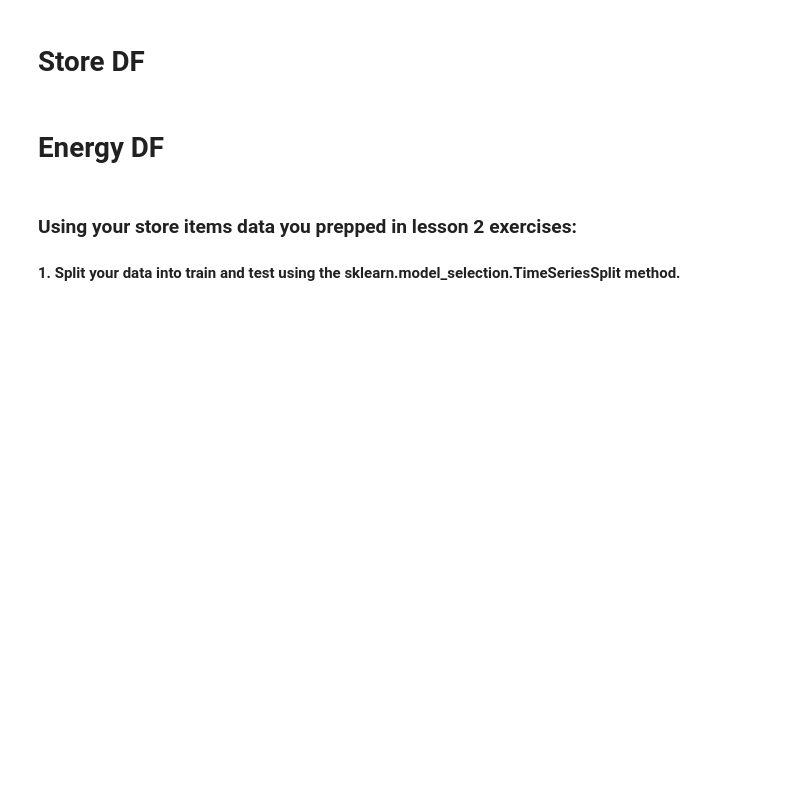
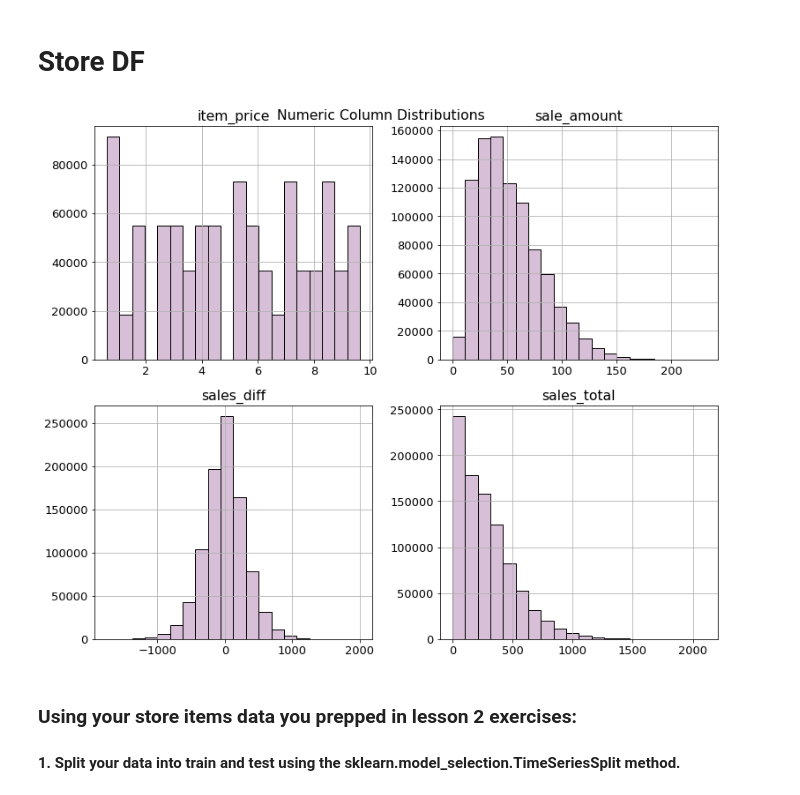
Before and after one commit to CSolitaire/time-series-exercises, a Jupyter notebook: explore.ipynb, the cells around one changed output. Saved outputs shown, nothing was run; the diff lists cells and outputs as text; code cells hidden in the pictures; blank space fills up the shorter version.

Commit message:
Store data Complete

```diff
--- a/explore.ipynb
+++ b/explore.ipynb
@@ -31,6 +31,5 @@ from prepare import prepped_store_df, prepped_energy_df
 # %%
 df = get_store_data()
 store_df = prepped_store_df(df)
-store_df.head()
+# %% [output]
+[figure, added]
-# %% [markdown]
-# Energy DF
```
Also changed, not shown: parts of 23 cells of this notebook.
